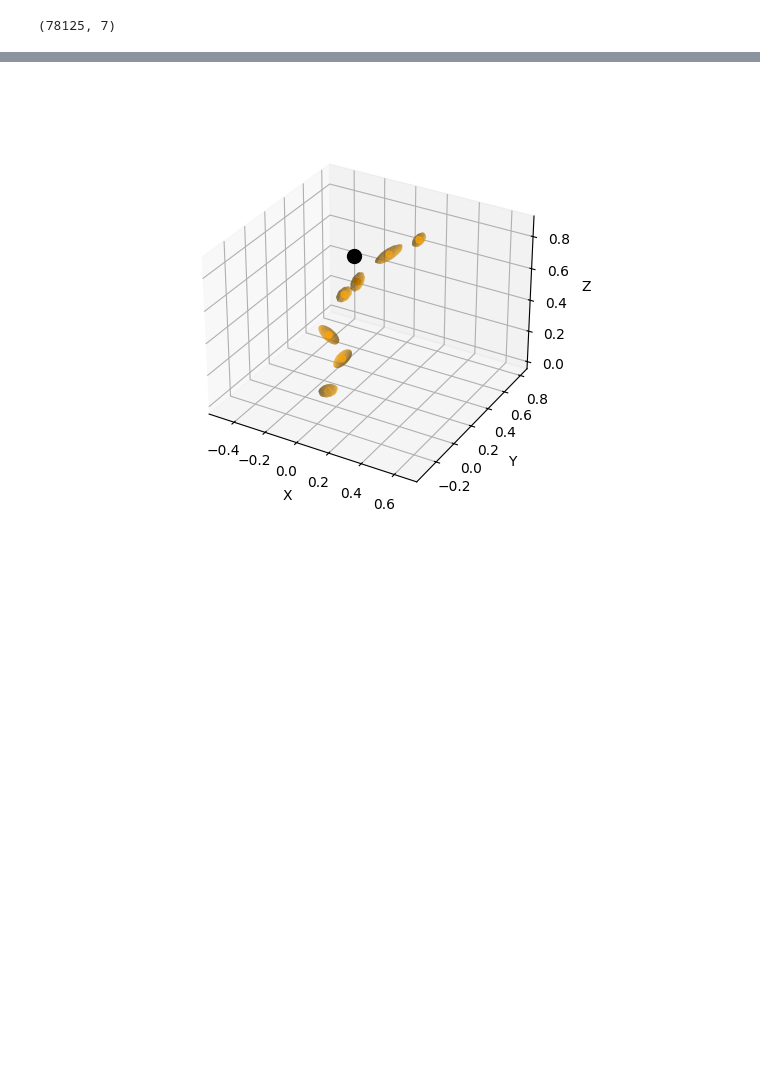
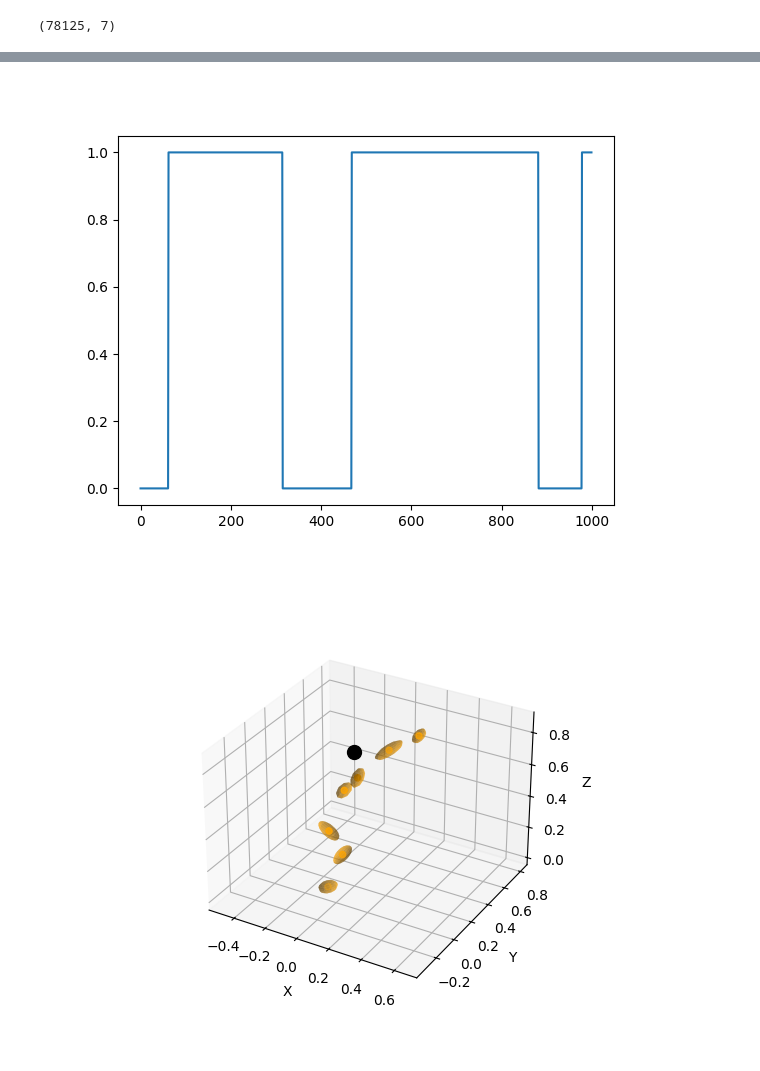
Before and after one commit to Bbosc/GDSOA, a Jupyter notebook: main_franka.ipynb, the cells around one changed output, grey strips where cells are left out. Saved outputs shown, nothing was run; the diff lists cells and outputs as text; code cells hidden in the pictures; blank space fills up the shorter version.

```diff
--- a/main_franka.ipynb
+++ b/main_franka.ipynb
@@ -181,3 +181,10 @@ plt.show()
+# %%
+sigma = np.stack(ds.weight_logger)
+plt.figure()
+plt.plot(range(sigma.shape[0]), sigma)
+plt.show()
+# %% [output]
+[figure, added]
 # %%
 %matplotlib widget
 
```
Also changed, not shown: parts of 3 cells of this notebook, 1 other file.
